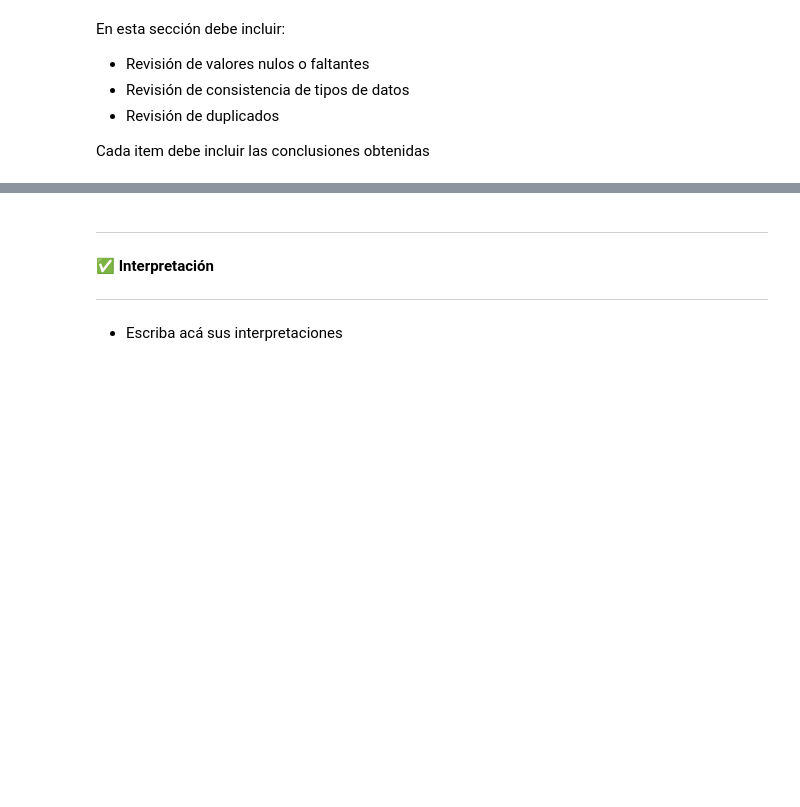
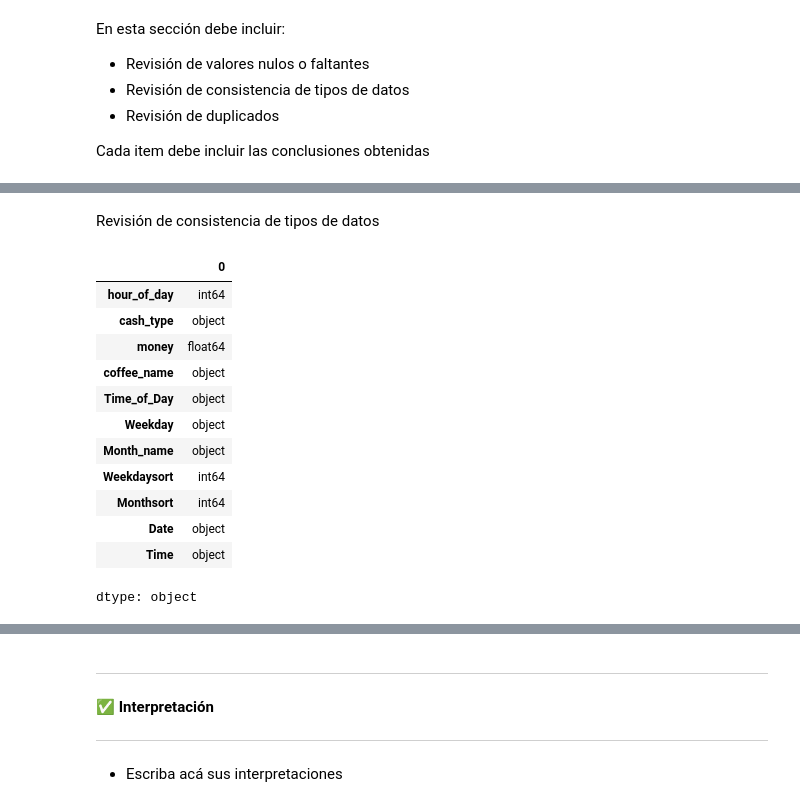
Before and after one commit to kithian/inteligencia_artificial, a Jupyter notebook: 620454_Base_Evaluacion_1_2025_2_AnalisisExploratorio.ipynb, the cells around one changed output, grey strips where cells are left out. Saved outputs shown, nothing was run; the diff lists cells and outputs as text; code cells hidden in the pictures; blank space fills up the shorter version.

```diff
--- a/620454_Base_Evaluacion_1_2025_2_AnalisisExploratorio.ipynb
+++ b/620454_Base_Evaluacion_1_2025_2_AnalisisExploratorio.ipynb
@@ -224,0 +212,19 @@ print("No hay registros duplicados en el dataset")
+# %% [markdown]
+Revisión de consistencia de tipos de datos
+# %%
+# Revisa los tipos de datos
+data.dtypes
+# %% [output]
+|  | 0 |
+| hour_of_day | int64 |
+| cash_type | object |
+| money | float64 |
+| coffee_name | object |
+| Time_of_Day | object |
+| Weekday | object |
+| Month_name | object |
+| Weekdaysort | int64 |
+| Monthsort | int64 |
+| Date | object |
+| Time | object |
+dtype: object
```
Also changed, not shown: parts of 17 cells of this notebook.
